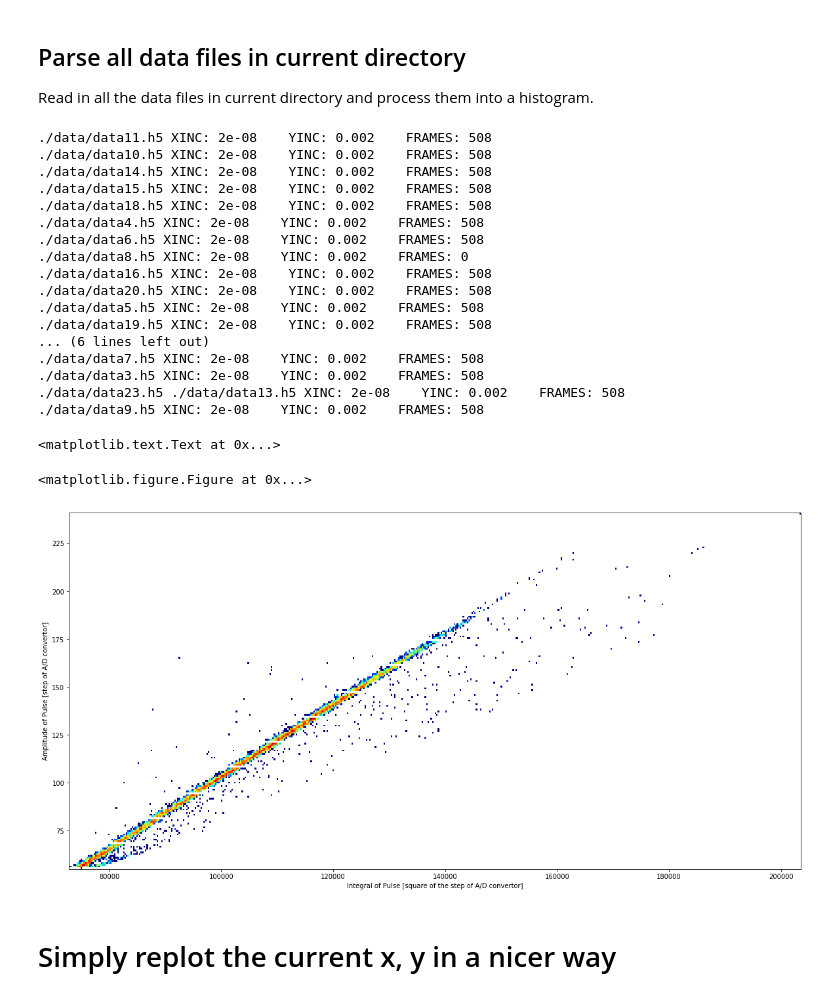
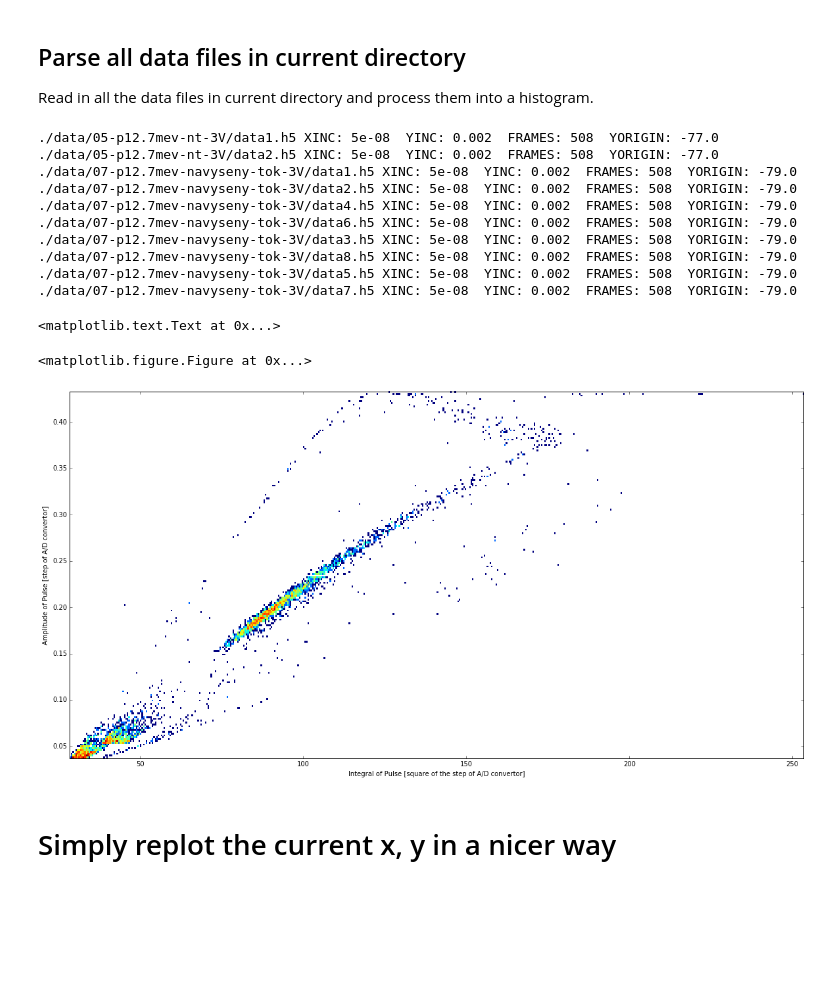
Before and after one commit to ODZ-UJF-AV-CR/osciloskop, a Jupyter notebook: osciloskop-hystogram.ipynb, the cells around one changed output. Drawn from its saved outputs; the diff is of its cells as text; code cells hidden in the pictures; blank space fills up the shorter version.

```diff
--- a/osciloskop-hystogram.ipynb
+++ b/osciloskop-hystogram.ipynb
@@ -20,13 +20,16 @@ import h5py
 import numpy as np
 
 
-with h5py.File('./data/data2.h5','r') as hf:
+with h5py.File('./data/data1.h5','r') as hf:
     #print('List of arrays in this file: \n', hf.keys())
     print 'XINC:', np.array(hf.get('XINC')), '   YINC:', np.array(hf.get('YINC')), '   FRAMES:', np.array(hf.get('FRAMES')), '   TRIG:', np.array(hf.get('TRIG')), '   YORIGIN:', np.array(hf.get('YORIGIN'))
     frames = np.array(hf.get('FRAMES'))
     for n in range(1,frames+1):
         data = hf.get(str(n))
-        np_data = np.array(data)
+        np_data = 1.0*np.array(data)
+        np_data += 0.5*np.array(hf.get('YORIGIN'))
+        np_data = np.array(hf.get('YINC'))*np_data
+
         plt.plot(np_data)
         #print np_data
         maximum = 0
@@ -83,13 +86,18 @@ def ProcessData():
         #print('List of arrays in this file: \n', hf.keys())
         xinc = np.array(hf.get('XINC'))
         yinc = np.array(hf.get('YINC'))
+        yorigin = np.array(hf.get('YORIGIN'))
+
         frames = np.array(hf.get('FRAMES'))
         all_frames = all_frames + frames
-        print 'XINC:', xinc, '   YINC:', yinc, '   FRAMES:', frames
+        print 'XINC:', xinc, ' YINC:', yinc, ' FRAMES:', frames, ' YORIGIN:', yorigin
 
         for n in range(1,frames+1):
             data = hf.get(str(n))
-            np_data = np.array(data)
+            #np_data = np.array(data)
+            np_data = 1.0*np.array(data)
+            np_data += 0.5*np.array(hf.get('YORIGIN'))
+            np_data = np.array(hf.get('YINC'))*np_data
             #plt.plot(np_data)
             #print np_data
             maximum = 0
@@ -98,52 +106,45 @@ def ProcessData():
             for i in range(1400):
                 if np_data[i] > maximum:
                     maximum = np_data[i]
                 if np_data[i] < minimum:
                     minimum = np_data[i]
                 suma = suma + np_data[i]
             x.append(maximum)
             #y.append(suma/maximum)
             y.append(suma)
             z.append((maximum))
 
-for f in glob.iglob("./data/data*.h5"): # generator, search immediate subdirectories
+for f in glob.iglob("./data/0[75]-*/data*.h5"): # generator, search immediate subdirectories
     print f,
     try:
         with h5py.File(f,'r') as hf:
                 ProcessData()
     except:
         pass
 
 
 plt.figure(figsize=(20,10))
 
 ble = plt.hist2d(y, x, bins=(500,200), norm=matplotlib.colors.LogNorm(), cmap=plt.cm.jet)
 #ble = plt.hist2d(y, x, bins=(500,200),  cmap=plt.cm.jet)
 plt.xlabel('Integral of Pulse [square of the step of A/D convertor]')
 plt.ylabel('Amplitude of Pulse [step of A/D convertor]')
 #cb = plt.colorbar()
 #cb.set_label('Count')
 # %% [output]
-./data/data11.h5 XINC: 2e-08    YINC: 0.002    FRAMES: 508
-./data/data10.h5 XINC: 2e-08    YINC: 0.002    FRAMES: 508
-./data/data14.h5 XINC: 2e-08    YINC: 0.002    FRAMES: 508
-./data/data15.h5 XINC: 2e-08    YINC: 0.002    FRAMES: 508
-./data/data18.h5 XINC: 2e-08    YINC: 0.002    FRAMES: 508
-./data/data4.h5 XINC: 2e-08    YINC: 0.002    FRAMES: 508
-./data/data6.h5 XINC: 2e-08    YINC: 0.002    FRAMES: 508
-./data/data8.h5 XINC: 2e-08    YINC: 0.002    FRAMES: 0
-./data/data16.h5 XINC: 2e-08    YINC: 0.002    FRAMES: 508
-./data/data20.h5 XINC: 2e-08    YINC: 0.002    FRAMES: 508
-./data/data5.h5 XINC: 2e-08    YINC: 0.002    FRAMES: 508
-./data/data19.h5 XINC: 2e-08    YINC: 0.002    FRAMES: 508
-... (6 lines left out)
-./data/data7.h5 XINC: 2e-08    YINC: 0.002    FRAMES: 508
-./data/data3.h5 XINC: 2e-08    YINC: 0.002    FRAMES: 508
-./data/data23.h5 ./data/data13.h5 XINC: 2e-08    YINC: 0.002    FRAMES: 508
-./data/data9.h5 XINC: 2e-08    YINC: 0.002    FRAMES: 508
+./data/05-p12.7mev-nt-3V/data1.h5 XINC: 5e-08  YINC: 0.002  FRAMES: 508  YORIGIN: -77.0
+./data/05-p12.7mev-nt-3V/data2.h5 XINC: 5e-08  YINC: 0.002  FRAMES: 508  YORIGIN: -77.0
+./data/07-p12.7mev-navyseny-tok-3V/data1.h5 XINC: 5e-08  YINC: 0.002  FRAMES: 508  YORIGIN: -79.0
+./data/07-p12.7mev-navyseny-tok-3V/data2.h5 XINC: 5e-08  YINC: 0.002  FRAMES: 508  YORIGIN: -79.0
+./data/07-p12.7mev-navyseny-tok-3V/data4.h5 XINC: 5e-08  YINC: 0.002  FRAMES: 508  YORIGIN: -79.0
+./data/07-p12.7mev-navyseny-tok-3V/data6.h5 XINC: 5e-08  YINC: 0.002  FRAMES: 508  YORIGIN: -79.0
+./data/07-p12.7mev-navyseny-tok-3V/data3.h5 XINC: 5e-08  YINC: 0.002  FRAMES: 508  YORIGIN: -79.0
+./data/07-p12.7mev-navyseny-tok-3V/data8.h5 XINC: 5e-08  YINC: 0.002  FRAMES: 508  YORIGIN: -79.0
+./data/07-p12.7mev-navyseny-tok-3V/data5.h5 XINC: 5e-08  YINC: 0.002  FRAMES: 508  YORIGIN: -79.0
+./data/07-p12.7mev-navyseny-tok-3V/data7.h5 XINC: 5e-08  YINC: 0.002  FRAMES: 508  YORIGIN: -79.0
 <matplotlib.text.Text at 0x...>
 <matplotlib.figure.Figure at 0x...>
-[figure, old version]
+[figure, new version]
 # %% [markdown]
 # Simply replot the current x, y in a nicer way
 # %%
```
Also changed, not shown: parts of 2 cells of this notebook, 1 other file.
